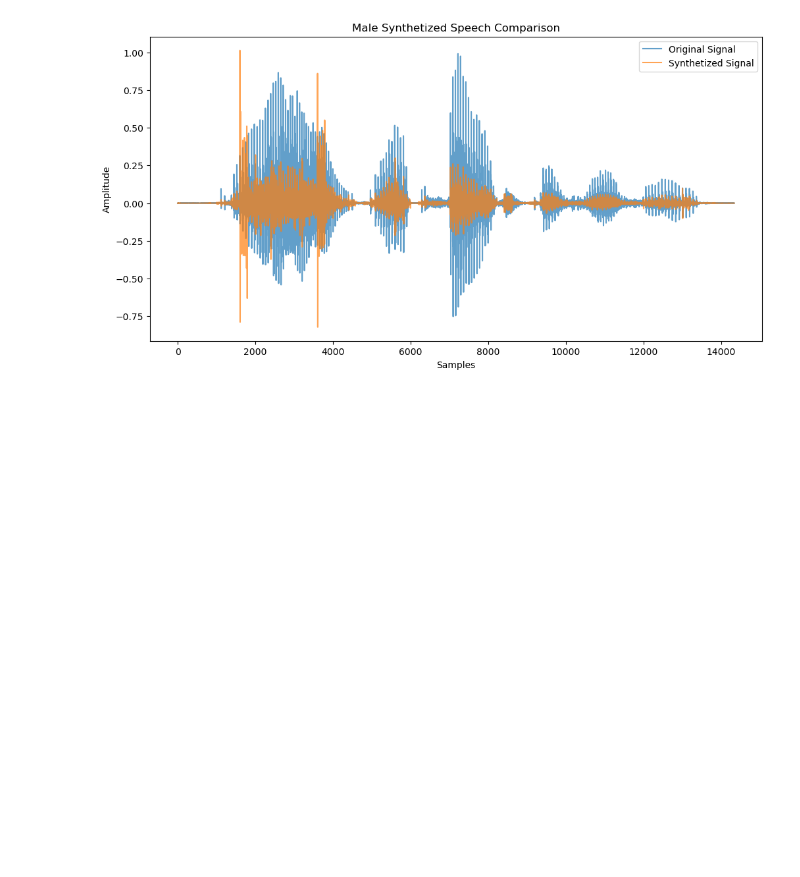
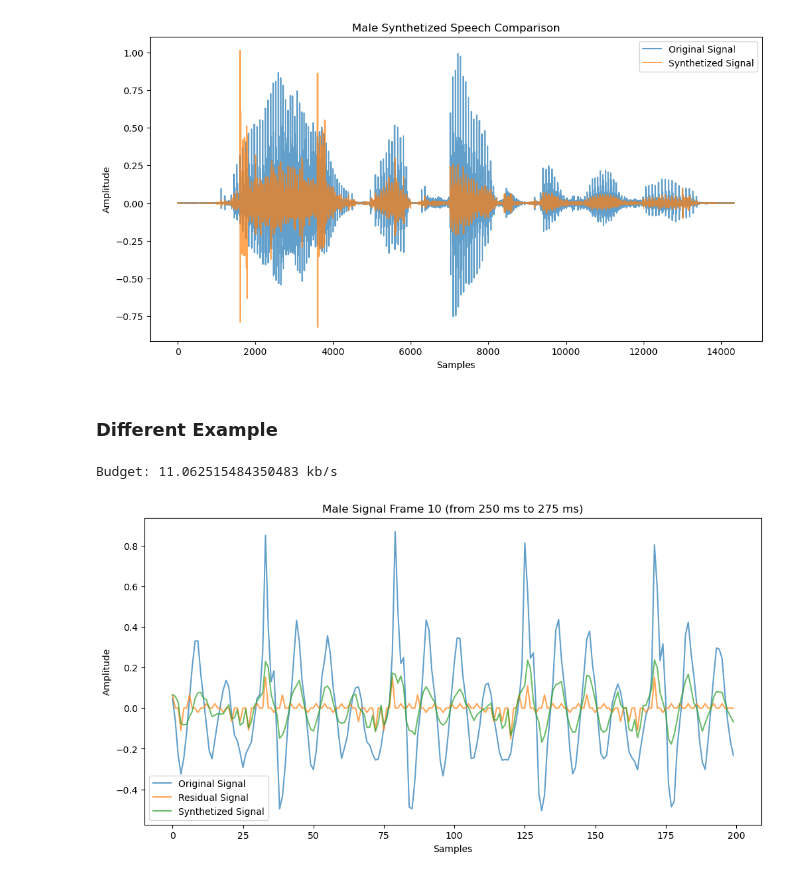
Before and after one commit to dianapaula19/speech-processing-project, a Jupyter notebook: codec.ipynb, the cells around one changed output. Saved outputs shown, nothing was run; the diff lists cells and outputs as text; code cells hidden in the pictures; blank space fills up the shorter version.

```diff
--- a/codec.ipynb
+++ b/codec.ipynb
@@ -343,8 +347,8 @@ plt.show()
 # %%
-from scipy.signal import firwin
-
-
 def lowpass_residual(residual: np.ndarray, sample_rate: int) -> np.ndarray:
+    if len(residual) < int(FRAME_LENGTH*sample_rate):
+        # too small frame, no need to filter
+        return residual
     fir_coeff = firwin(40, cutoff=1300, fs=sample_rate)
     return filtfilt(fir_coeff, [1.0], residual)
 
@@ -371,7 +381,7 @@ QLP_BITS = 6
 NORM_BITS = 16
 RESID_BITS = 3
 
-def process_frame_encoder(frame: np.ndarray, sr: int) -> Dict[str, np.ndarray]:
+def process_frame_codec(frame: np.ndarray, sr: int) -> Dict[str, np.ndarray]:
     ### Encoding part ###
     resid, qlp_c = qlp_analysis(frame, n_bits=QLP_BITS)
     resid = lowpass_residual(resid, sr)
@@ -386,7 +396,7 @@ def process_frame_encoder(frame: np.ndarray, sr: int) -> Dict[str, np.ndarray]:
     resid *= qmax
     restored = lpc_synthesis(resid, qlp_c)
 
-    ### Calculate budget
+    ### Calculate budget ###
     budget = (len(qlp_c) * QLP_BITS) + NORM_BITS + (np.count_nonzero(resid) * RESID_BITS)
 
     return {
@@ -399,5 +411,5 @@ def process_frame_encoder(frame: np.ndarray, sr: int) -> Dict[str, np.ndarray]:
 # %%
-def encoder(file_path: Path):
+def codec(file_path: Path):
     with sf.SoundFile(file_path, "r") as f:
         sr = f.samplerate
         frames = list(f.blocks(blocksize=int(sr * FRAME_LENGTH), dtype="float64"))
@@ -405,11 +417,11 @@ def encoder(file_path: Path):
     if len(frames[0].shape) != 1:
         raise RuntimeError("This codec only supports mono audio")
 
-    return pd.DataFrame.from_records([process_frame_encoder(f, sr) for f in frames]), sr
+    return pd.DataFrame.from_records([process_frame_codec(f, sr) for f in frames]), sr
 
 
-df_encoded_male, encoded_male_sr = encoder(EXAMPLE_MALE_PATH)
-duration = sum(df_encoded_male["Frame"].apply(len)) / encoded_male_sr
-print("Budget:", df_encoded_male["Budget"].sum() / duration / 1000 , "kb/s")
+df_simulated_male, simulated_male_sr = codec(EXAMPLE_MALE_PATH)
+duration = sum(df_simulated_male["Frame"].apply(len)) / simulated_male_sr
+print("Budget:", df_simulated_male["Budget"].sum() / duration / 1000, "kb/s")
 # %% [output]
 Budget: 11.21484375 kb/s
@@ -443,0 +458,26 @@ sf.write("/tmp/new.wav", np.concatenate(df_encoded_male["Synthetized Frame"]), e
+# %% [markdown]
+### Different Example
+# %%
+QLP_BITS = 6
+NORM_BITS = 12
+RESID_BITS = 3
+
+df_simulated_female, simulated_female_sr = codec(EXAMPLE_FEMALE_PATH)
+duration = sum(df_simulated_female["Frame"].apply(len)) / simulated_male_sr
+print("Budget:", df_simulated_female["Budget"].sum() / duration / 1000, "kb/s")
+# %% [output]
+Budget: 11.062515484350483 kb/s
+# %%
+plt.figure(figsize=(12, 6))
+plt.plot(df_simulated_female.loc[example_frame_idx, "Frame"], label="Original Signal", alpha=0.7)
+plt.plot(df_simulated_female.loc[example_frame_idx, "Residual"], label="Residual Signal", alpha=0.7)
+plt.plot(df_simulated_female.loc[example_frame_idx, "Synthetized Frame"], label="Synthetized Signal", alpha=0.7)
+plt.legend()
+plt.title(f"Male Signal Frame {example_frame_idx} (from "
+          f"{example_frame_idx * FRAME_LENGTH * 1000:.0f} ms to "
+          f"{(example_frame_idx + 1) * FRAME_LENGTH * 1000:.0f} ms)")
+plt.xlabel("Samples")
+plt.ylabel("Amplitude")
+plt.show()
+# %% [output]
+[figure, added]
```
Also changed, not shown: parts of 13 cells of this notebook.
